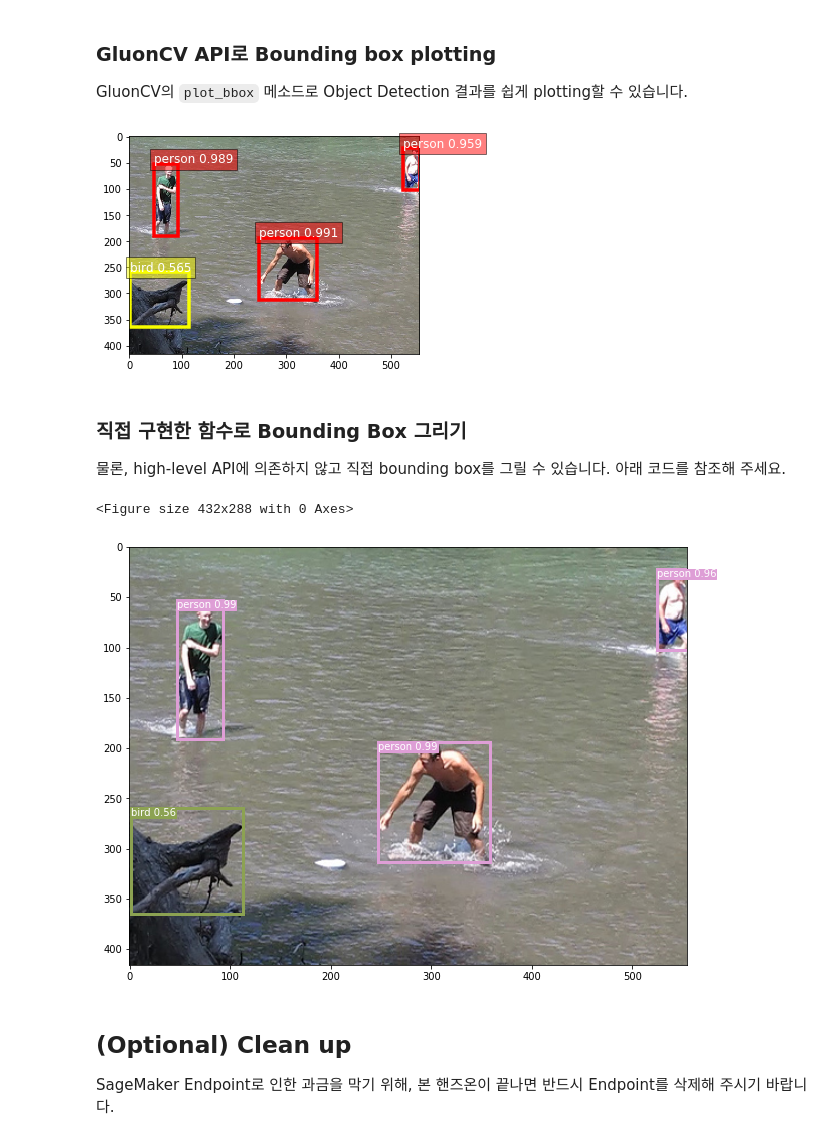
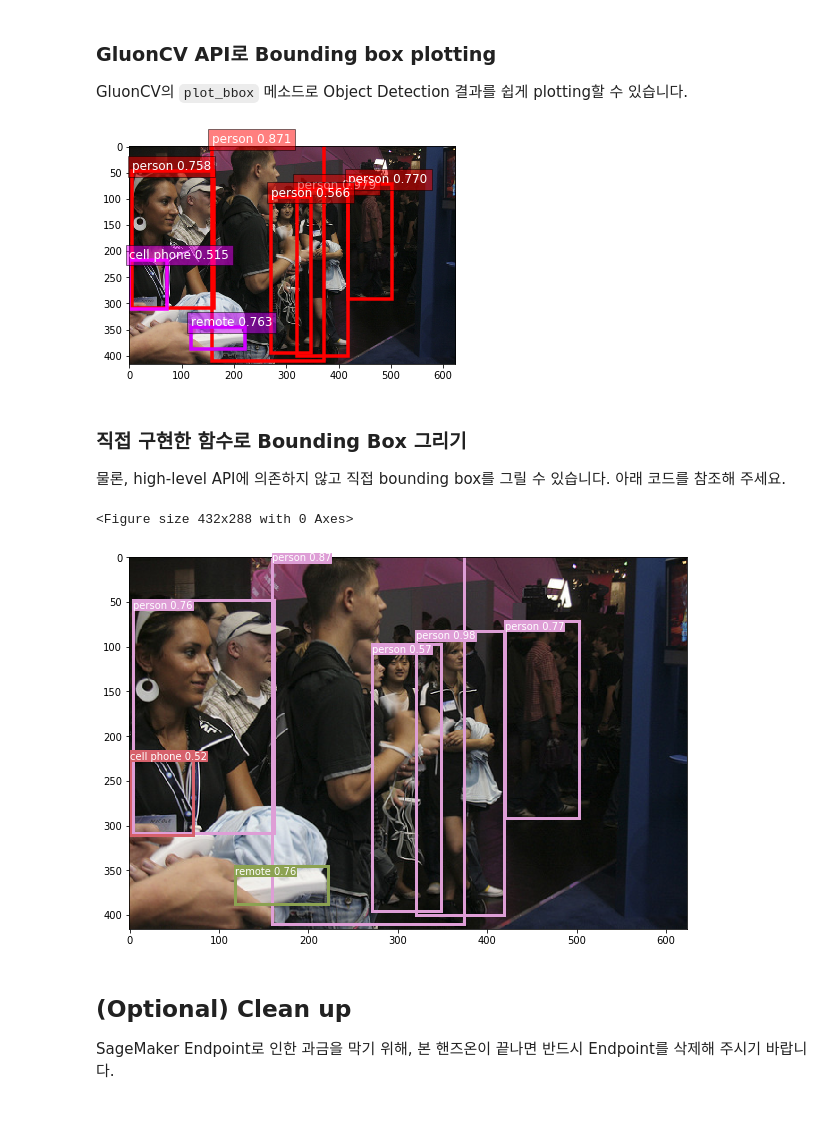
Before and after one commit to daekeun-ml/tfs-workshop, a Jupyter notebook: mxnet-serving-endpoint.ipynb, the cells around one changed output. Saved outputs shown, nothing was run; the diff lists cells and outputs as text; code cells hidden in the pictures.

```diff
--- a/mxnet-serving-endpoint.ipynb
+++ b/mxnet-serving-endpoint.ipynb
@@ -46,3 +49,8 @@ bucket = sagemaker.Session().default_bucket()
+# %%
+role = get_execution_role()
+bucket = '[YOUR-S3-BUCKET]' # bucket 이름을 반드시 수정해 주세요.
+#bucket = 'sagemaker-hol-daekeun'
+#bucket = sagemaker.Session().default_bucket() # SageMaker에서 자동으로 생성되는 bucket
 # %%
 %%bash -s "$role" "$bucket"
 ROLE=$1
@@ -105,7 +113,7 @@ def get_label_map(label_file):
 
     return label_map
 
-label_map = get_label_map('coco_labels.txt')
+label_map = get_label_map('files/coco_labels.txt')
 label_list = list(label_map.values())
 print(label_map)
 # %% [output]
@@ -158,12 +186,12 @@ GluonCV의 `plot_bbox` 메소드로 Object Detection 결과를 쉽게 plotting
 # %%
 %matplotlib inline
 # %%
-test_idx = 3
+test_idx = 1
 img_path = img_path_list[test_idx]
 img_resized, cids, scores, bboxes = get_inference(img_path)
 ax = utils.viz.plot_bbox(img_resized, bboxes, scores, cids, class_names=label_list)
 # %% [output]
-[figure, old version]
+[figure, new version]
 # %% [markdown]
 ### 직접 구현한 함수로 Bounding Box 그리기
 물론, high-level API에 의존하지 않고 직접 bounding box를 그릴 수 있습니다. 아래 코드를 참조해 주세요.
@@ -224,7 +252,7 @@ def my_plot_bbox(img_resized, bboxes, scores, cids, class_names, threshold=0.5):
 my_plot_bbox(img_resized, bboxes, scores, cids, class_names=label_list)
 # %% [output]
 <Figure size 432x288 with 0 Axes>
-[figure, old version]
+[figure, new version]
 # %% [markdown]
 ## (Optional) Clean up
 
```
Also changed, not shown: parts of 8 cells of this notebook, 4 other files.
